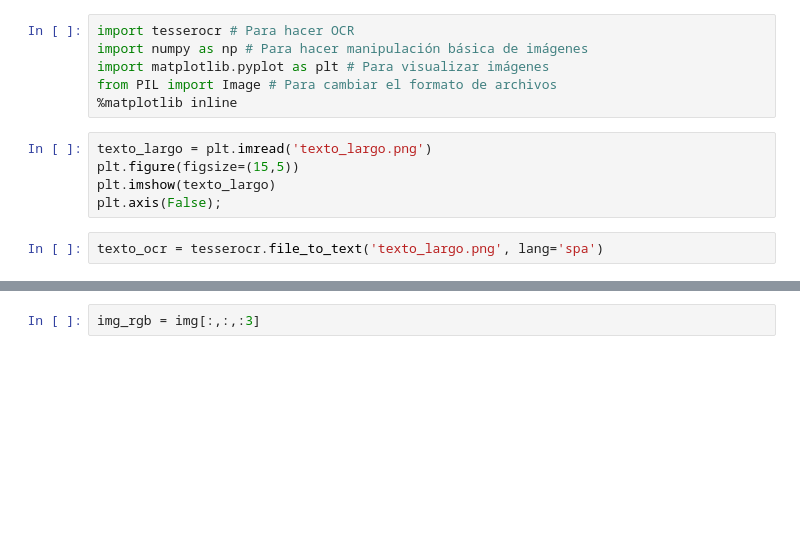
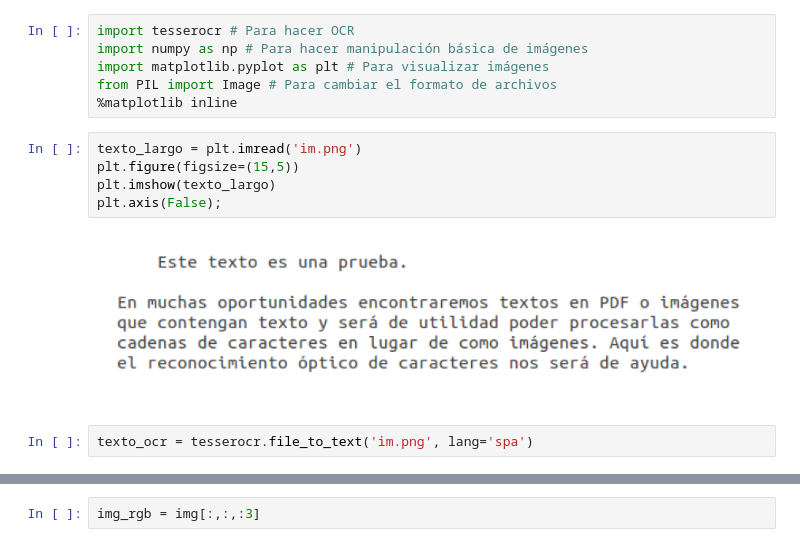
Before and after one commit to eocode/Web-Scraper-Tools, a Jupyter notebook: notebooks/6 - Tesseract.ipynb, the cells around one changed output, grey strips where cells are left out. Cells and saved outputs as stored; diff of their text form; blank space fills up the shorter version.

```diff
--- a/notebooks/6 - Tesseract.ipynb
+++ b/notebooks/6 - Tesseract.ipynb
@@ -10,11 +10,13 @@ import matplotlib.pyplot as plt # Para visualizar imágenes
 from PIL import Image # Para cambiar el formato de archivos
 %matplotlib inline
 # %%
-texto_largo = plt.imread('texto_largo.png')
+texto_largo = plt.imread('im.png')
 plt.figure(figsize=(15,5))
 plt.imshow(texto_largo)
 plt.axis(False);
+# %% [output]
+[figure, added]
 # %%
-texto_ocr = tesserocr.file_to_text('texto_largo.png', lang='spa')
+texto_ocr = tesserocr.file_to_text('im.png', lang='spa')
 # %%
 type(texto_ocr)
```
Also changed, not shown: parts of 15 cells of this notebook, 6 other files.
